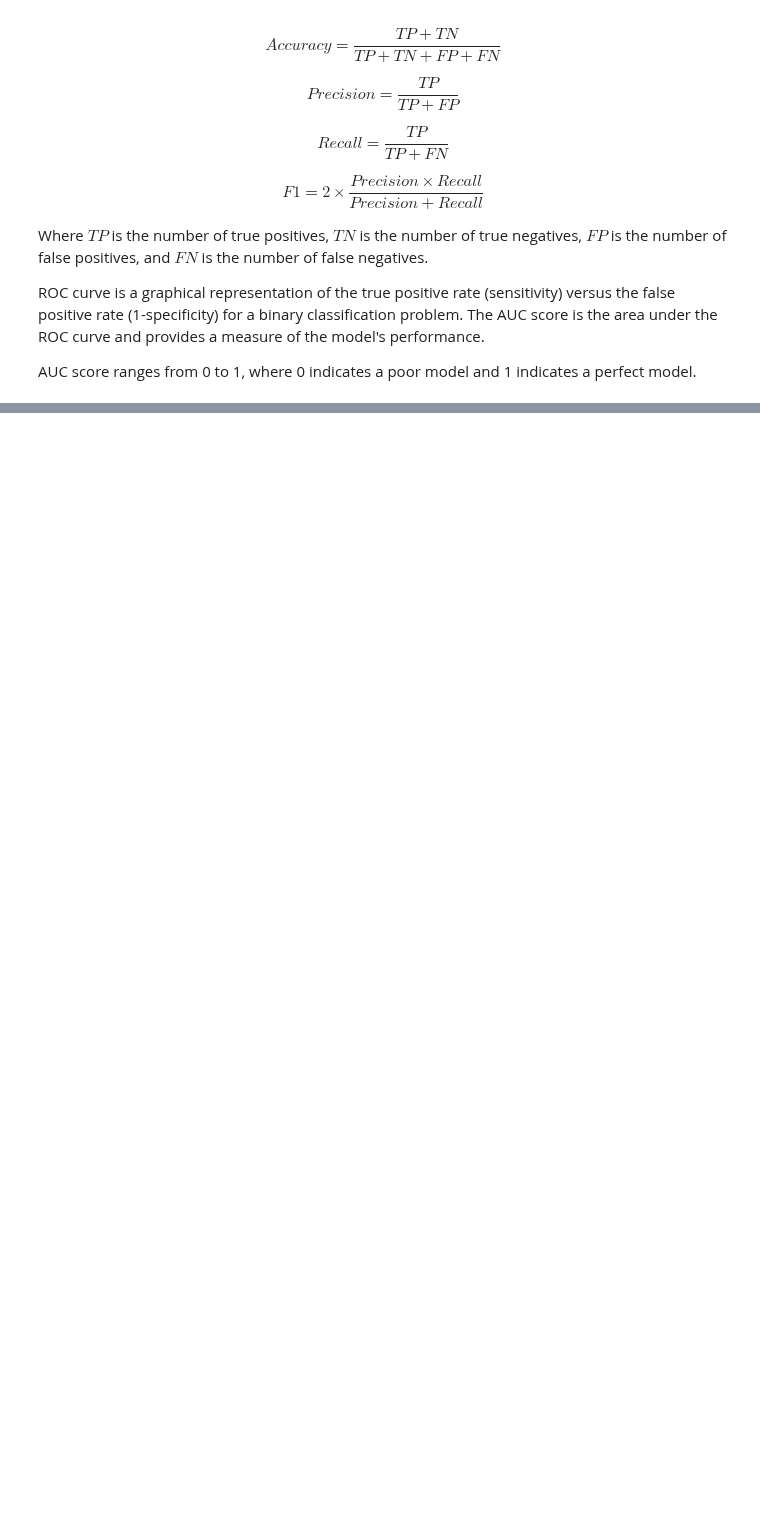
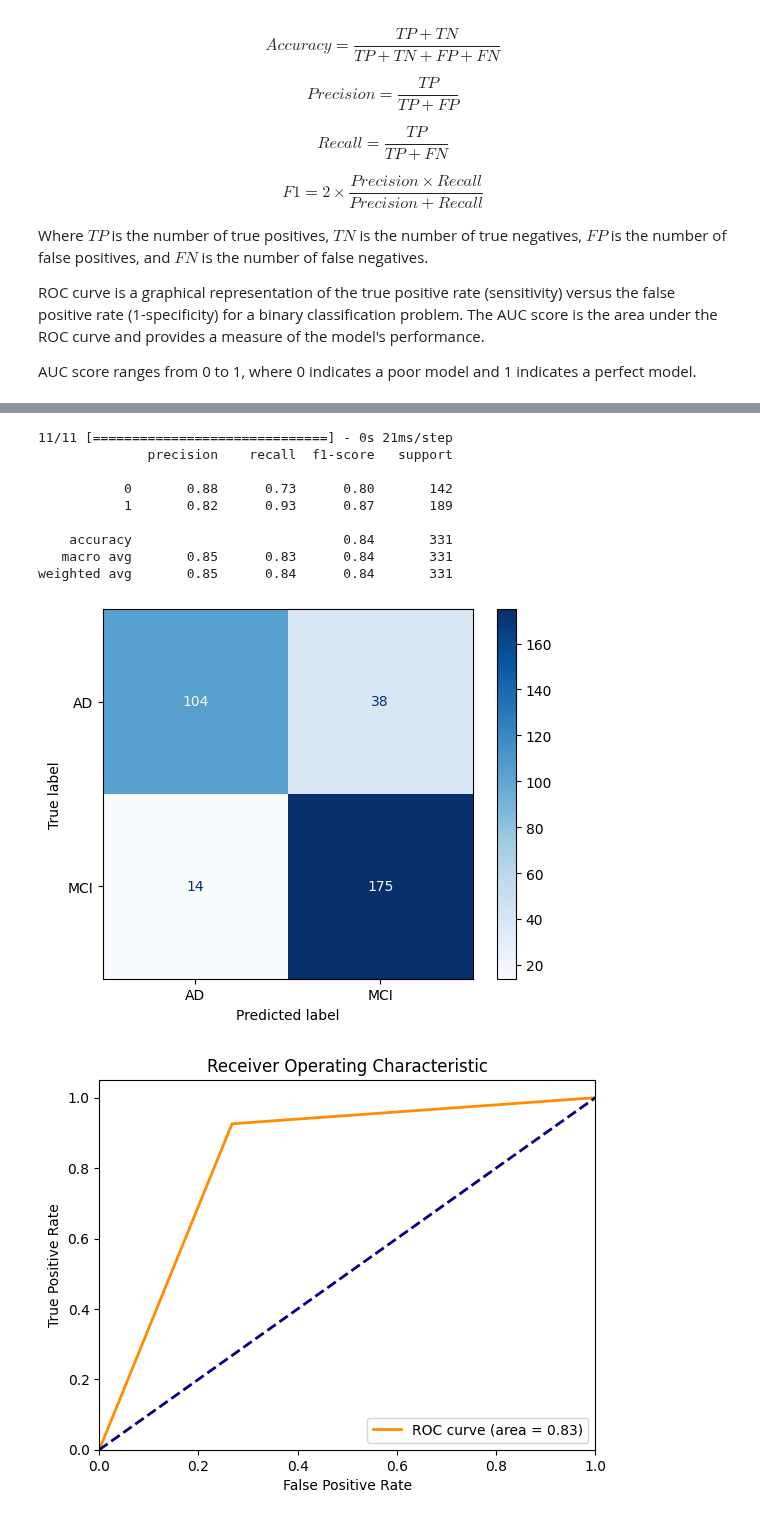
Before and after one commit to Shahriar-0/Neural-Networks-and-Deep-Learning-Course-Projects-S2024, a Jupyter notebook: HW2-ConvolutionalNeuralNetworks/src/AlzheimerClassifier.ipynb, the cells around one changed output, grey strips where cells are left out. Cells and saved outputs as stored; diff of their text form; code cells hidden in the pictures; blank space fills up the shorter version.

```diff
--- a/HW2-ConvolutionalNeuralNetworks/src/AlzheimerClassifier.ipynb
+++ b/HW2-ConvolutionalNeuralNetworks/src/AlzheimerClassifier.ipynb
@@ -256,3 +86,7 @@ dataset.plot_distribution()
+# %%
+X_train_2_10_th, X_test_2_10_th, y_train_2_10_th, y_test_2_10_th = train_test_split(data, labels, test_size=0.2, random_state=7)
+X_train_3_10_th, X_test_3_10_th, y_train_3_10_th, y_test_3_10_th = train_test_split(data, labels, test_size=0.3, random_state=7)
+X_train_5_10_th, X_test_5_10_th, y_train_5_10_th, y_test_5_10_th = train_test_split(data, labels, test_size=0.5, random_state=7)
 # %% [markdown]
 ## Data Augmentation
 
@@ -1105,0 +653,14 @@ proposed_model_without_glorot_uniform_cnn.analyze(dataset.test_data, dataset.tes
+# %%
+analyze(testing_model_1, y_test_2_10_th)
+# %% [output]
+11/11 [==============================] - 0s 21ms/step
+              precision    recall  f1-score   support
+
+           0       0.88      0.73      0.80       142
+           1       0.82      0.93      0.87       189
+
+    accuracy                           0.84       331
+   macro avg       0.85      0.83      0.84       331
+weighted avg       0.85      0.84      0.84       331
+[figure, added]
+[figure, added]
```
Also changed, not shown: parts of 73 cells of this notebook.
